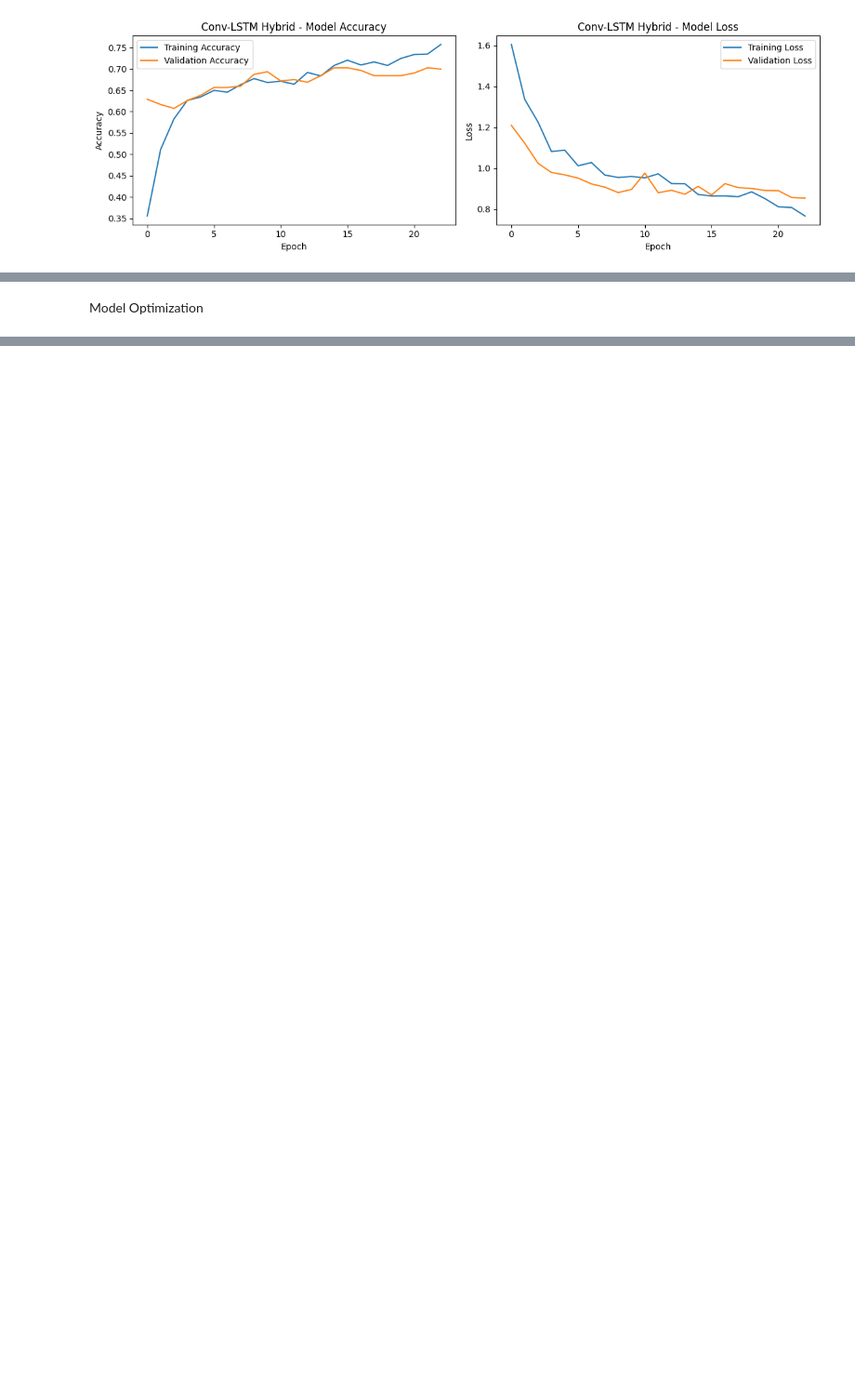
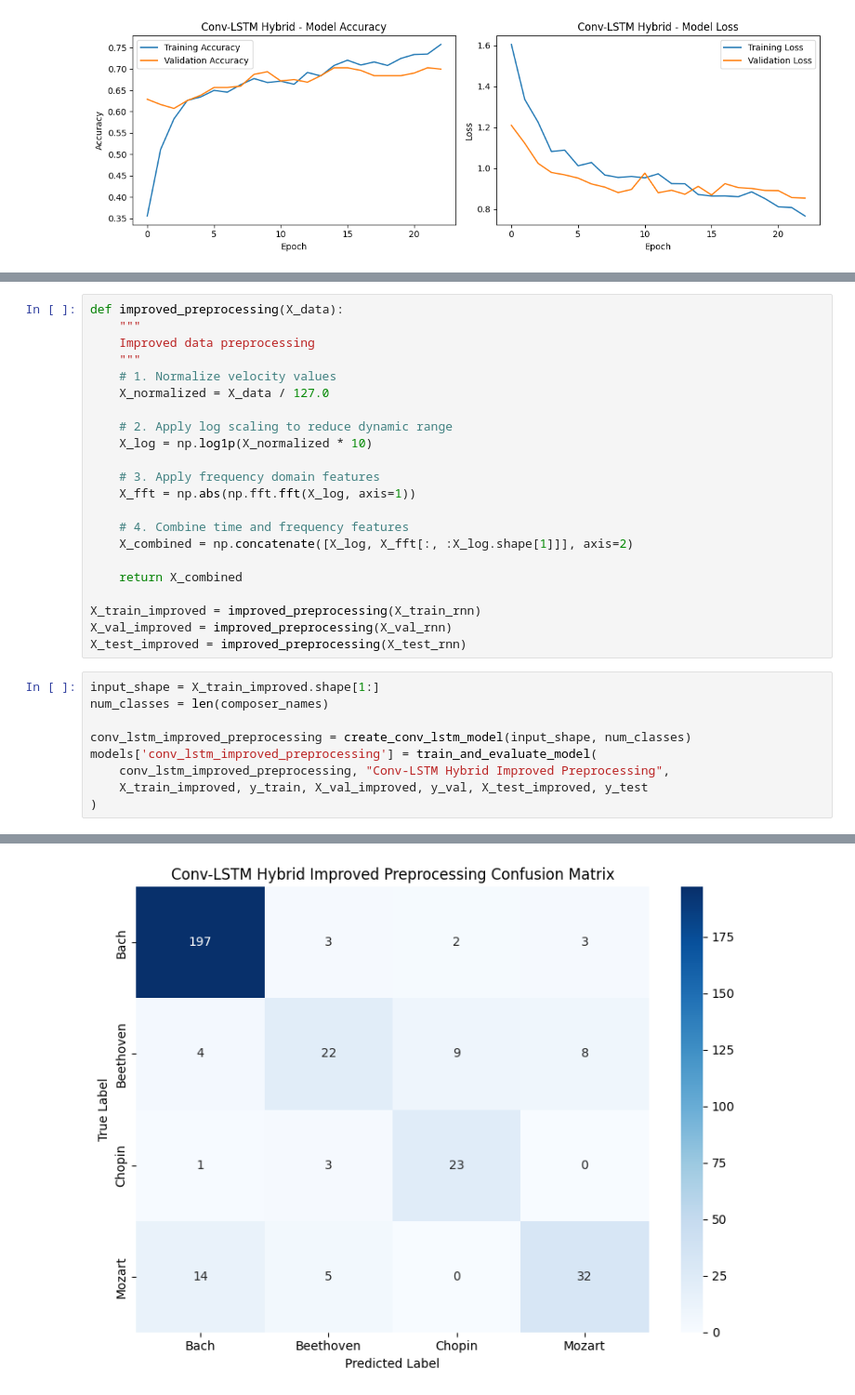
Before and after one commit to qmou11/music_genre_composer_classification, a Jupyter notebook: final prject (1).ipynb, the cells around one changed output, grey strips where cells are left out. Shown at 93% size. Drawn from its saved outputs; the diff is of its cells as text; blank space fills up the shorter version.

```diff
--- a/final prject (1).ipynb
+++ b/final prject (1).ipynb
@@ -1549,5 +1604,35 @@ bidirectional_lstm       0.699386   0.855297      148068
 Best Model: conv_lstm
 Best Test Accuracy: 0.7025
 Best Test Loss: 0.9072
-# %% [markdown]
-Model Optimization
+# %%
+def improved_preprocessing(X_data):
+    """
+    Improved data preprocessing
+    """
+    # 1. Normalize velocity values
+    X_normalized = X_data / 127.0
+
+    # 2. Apply log scaling to reduce dynamic range
+    X_log = np.log1p(X_normalized * 10)
+
+    # 3. Apply frequency domain features
+    X_fft = np.abs(np.fft.fft(X_log, axis=1))
+
+    # 4. Combine time and frequency features
+    X_combined = np.concatenate([X_log, X_fft[:, :X_log.shape[1]]], axis=2)
+
+    return X_combined
+
+X_train_improved = improved_preprocessing(X_train_rnn)
+X_val_improved = improved_preprocessing(X_val_rnn)
+X_test_improved = improved_preprocessing(X_test_rnn)
+# %%
+input_shape = X_train_improved.shape[1:]
+num_classes = len(composer_names)
+
+conv_lstm_improved_preprocessing = create_conv_lstm_model(input_shape, num_classes)
+models['conv_lstm_improved_preprocessing'] = train_and_evaluate_model(
+    conv_lstm_improved_preprocessing, "Conv-LSTM Hybrid Improved Preprocessing",
+    X_train_improved, y_train, X_val_improved, y_val, X_test_improved, y_test
+)
+# %% [output]
@@ -1553,0 +1656 @@ Model Optimization
+[figure, added]
```
Also changed, not shown: parts of 6 cells of this notebook.
